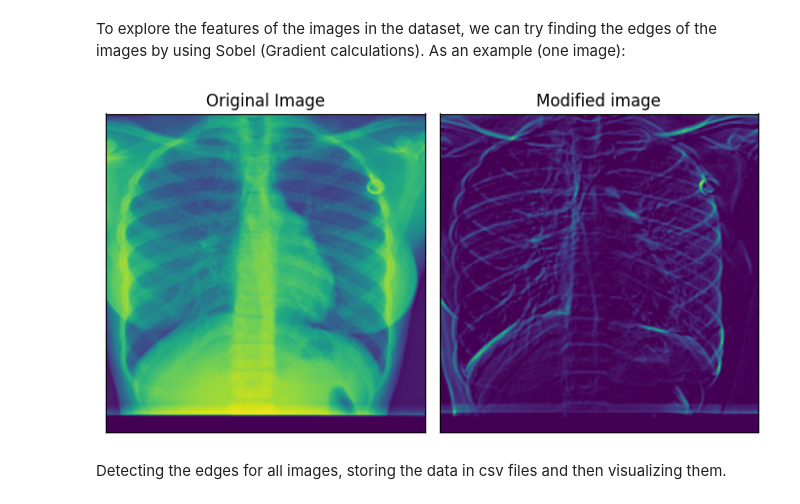
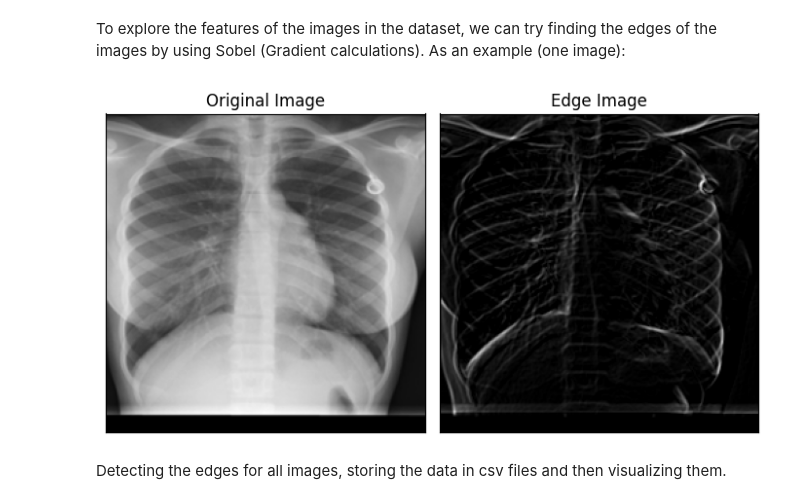
Before and after one commit to rehabaam/ds_covid19_project, a Jupyter notebook: notebooks/2.1_Exploring_dataset.ipynb, the cells around one changed output. Drawn from its saved outputs; the diff is of its cells as text; code cells hidden in the pictures.

Commit message:
chore(notebook): updating 2.1 notebook to use the new changes in visualizer

```diff
--- a/notebooks/2.1_Exploring_dataset.ipynb
+++ b/notebooks/2.1_Exploring_dataset.ipynb
@@ -104,24 +104,24 @@ As an example (one image):
 # %%
 # Import the necessary Libraries
 import cv2
 from src.preprocessing.image_preprocessor import crop_image
-from src.visualization.visualizer import plot_image
+from src.visualization.visualizer import plot_images
 
 # Read image from disk.
 img = crop_image(raw_data_dir+'/Normal/images/normal-1.png', 10)
 #img = cv2.imread('../../COVID-19_Radiography_Dataset/COVID/images/covid-1.png')
 # Convert BGR image to RGB
 ddept=cv2.CV_8U
 
 x = cv2.Sobel(img[0], ddept, 1,0, ksize=3, scale=1)
 y = cv2.Sobel(img[0], ddept, 0,1, ksize=3, scale=1)
 absx= cv2.convertScaleAbs(x)
 absy = cv2.convertScaleAbs(y)
 edge = cv2.addWeighted(absx, 0.5, absy, 0.5,0)
 
-plot_image(img[0],edge)
+plot_images([img[0],edge],['Original Image','Edge Image'])
 # %% [output]
-[figure, old version]
+[figure, new version]
 # %% [markdown]
 Detecting the edges for all images, storing the data in csv files and then visualizing them.
 # %%
```
